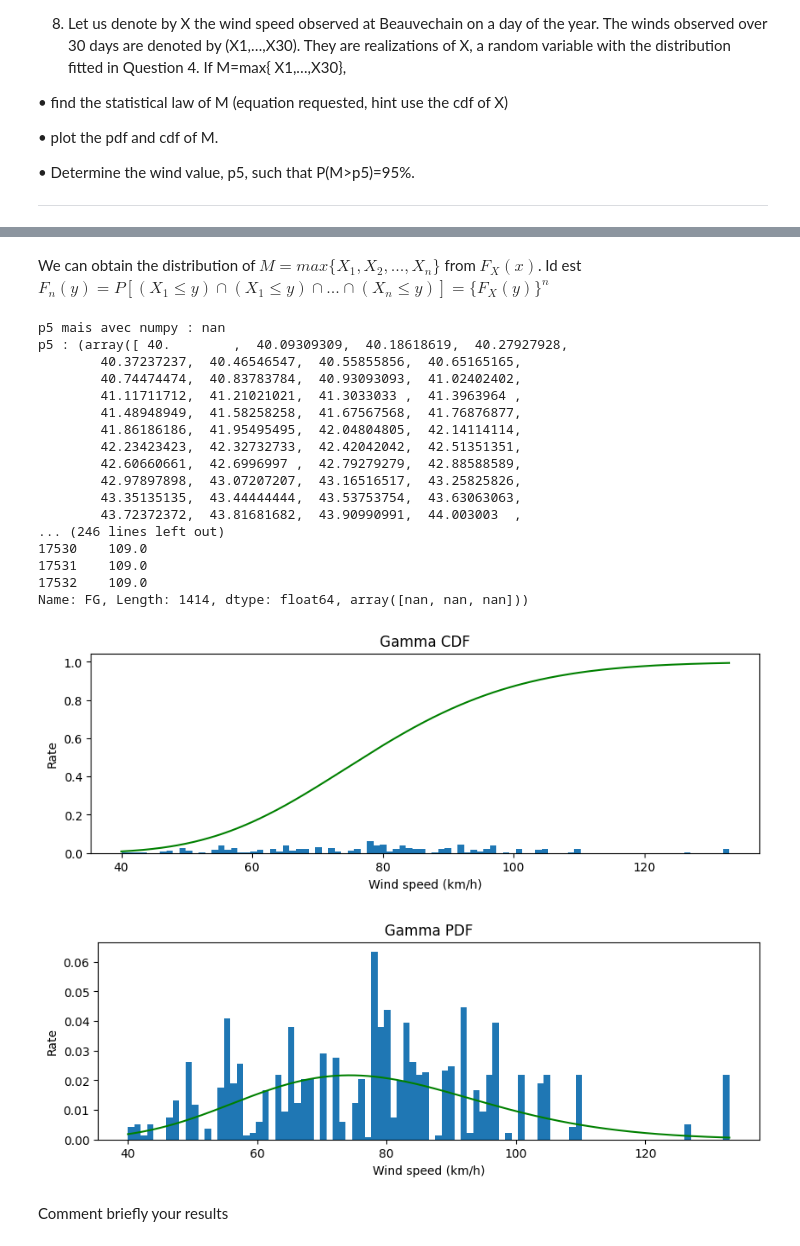
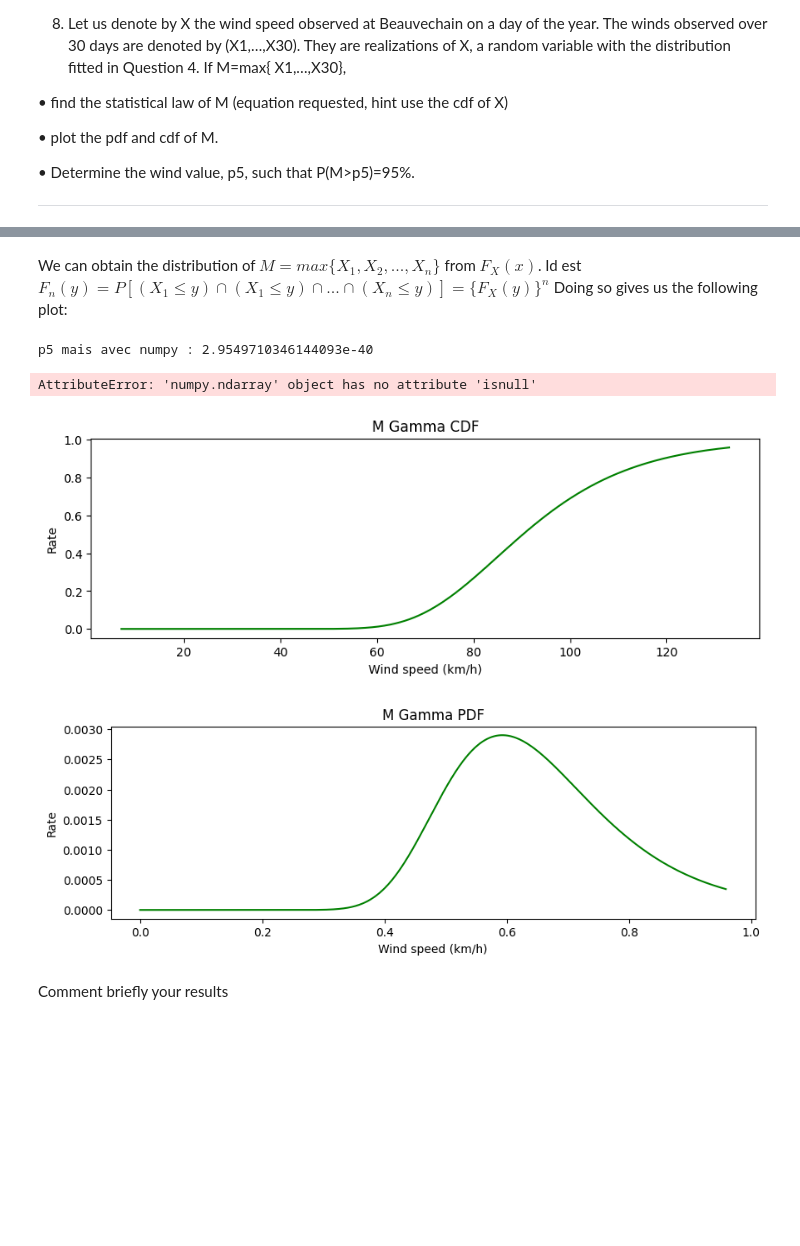
Before and after one commit to Emilevillette/LEPL1109-Hackatons, a Jupyter notebook: Hackaton 1/hack1_without_code.ipynb, the cells around one changed output, grey strips where cells are left out. Drawn from its saved outputs; the diff is of its cells as text; code cells hidden in the pictures; blank space fills up the shorter version.

Commit message:
m gamma computed

```diff
--- a/Hackaton 1/hack1_without_code.ipynb
+++ b/Hackaton 1/hack1_without_code.ipynb
@@ -454,2 +449,0 @@ dm = {df_be['DATE'].iloc[i]: df_be['FG'].iloc[i:i+30].max() for i in range(0, le
-# %%
-y = df_be['FG'].rolling(window=30).max()
@@ -471,78 +450,57 @@ plt.legend()
 # %% [markdown]
 We can obtain the distribution of $M=max\{X_1,X_2,...,X_n\}$ from $F_X(x)$. Id est $F_n(y) = P[(X_1 \leq y) \cap (X_1 \leq y) \cap ... \cap (X_n \leq y)] = \{ F_X(y) \}^n$
+Doing so gives us the following plot:
 # %%
 def q8_calculate_cdf(y):
     y_no_null = y[~y.isnull()]
     X = np.linspace(y_no_null.values.min(), y_no_null.values.max(), 1000)
     params = stats.gamma.fit(y_no_null.values)
-    cdf = stats.gamma.cdf(X, *params)
-    return X, y, cdf
+    cdf = stats.gamma.cdf(X, *params)**30
+    return X, y, cdf, params
 
-def q8_plot_cdf(X, y, cdf):
+def q8_plot_cdf(X, y, cdf, params):
     plt.figure(figsize=(10, 3))
-    plt.title("Gamma CDF")
+    plt.title("M Gamma CDF")
     plt.xlabel('Wind speed (km/h)')
     plt.ylabel('Rate')
     plt.plot(X, cdf, color='green', label="cdf")
-    plt.hist(y, bins=int(y.max() - y.min() + 1), density=True)
 
-q8_plot_cdf(*q8_calculate_cdf(y))
+res = q8_calculate_cdf(df_be['FG'])
+q8_plot_cdf(*res)
 
-def q8_calculate_pdf(y):
-    y_no_null = y[~y.isnull()]
-    X = np.linspace(y_no_null.values.min(), y_no_null.values.max(), 1000)
-    params = stats.gamma.fit(y_no_null.values)
-    pdf = stats.gamma.pdf(X, *params)
-    return X, y, pdf
-
-def q8_plot_pdf(X, y, pdf):
+def q8_plot_pdf(X, y, pdf, params):
     plt.figure(figsize=(10, 3))
-    plt.title("Gamma PDF")
+    plt.title("M Gamma PDF")
     plt.xlabel('Wind speed (km/h)')
     plt.ylabel('Rate')
-    plt.plot(X, pdf, color='green', label="pdf")
-    plt.hist(y, bins=int(y.max() - y.min() + 1), density=True)
+    X = np.linspace(pdf.min(), pdf.max(), 999)
+    plt.plot(X, np.diff(pdf), color='green', label="pdf")
 
-q8_plot_pdf(*q8_calculate_pdf(y))
+q8_plot_pdf(*res)
 
 def q8_calculate_p5(y):
     y_no_null = y[~y.isnull()]
     X = np.linspace(y_no_null.values.min(), y_no_null.values.max(), 1000)
     params = 5, stats.gamma.fit(y_no_null.values)
     p5 = stats.gamma.ppf(*params)
     return X, y, p5
 
 def q8_plot_ppf(X, y, ppf):
     plt.figure(figsize=(10, 3))
     plt.title("Gamma PPF at percentile 5")
     plt.xlabel('Wind speed (km/h)')
     plt.ylabel('Rate')
     plt.plot(X, ppf, color='green', label="pdf")
     plt.hist(y, bins=int(y.max() - y.min() + 1), density=True)
 
 
-print(f"p5 mais avec numpy : {np.percentile(y, 5)}")
-print(f"p5 : {q8_calculate_p5(y)}")
+#print(f"p5 mais avec numpy : {np.percentile(y, 5)}")
+#print(f"p5 : {q8_calculate_p5(y)}")
 # %% [output]
-p5 mais avec numpy : nan
-p5 : (array([ 40.        ,  40.09309309,  40.18618619,  40.27927928,
-        40.37237237,  40.46546547,  40.55855856,  40.65165165,
-        40.74474474,  40.83783784,  40.93093093,  41.02402402,
-        41.11711712,  41.21021021,  41.3033033 ,  41.3963964 ,
-        41.48948949,  41.58258258,  41.67567568,  41.76876877,
-        41.86186186,  41.95495495,  42.04804805,  42.14114114,
-        42.23423423,  42.32732733,  42.42042042,  42.51351351,
-        42.60660661,  42.6996997 ,  42.79279279,  42.88588589,
-        42.97897898,  43.07207207,  43.16516517,  43.25825826,
-        43.35135135,  43.44444444,  43.53753754,  43.63063063,
-        43.72372372,  43.81681682,  43.90990991,  44.003003  ,
-... (246 lines left out)
-17530    109.0
-17531    109.0
-17532    109.0
-Name: FG, Length: 1414, dtype: float64, array([nan, nan, nan]))
+p5 mais avec numpy : 2.9549710346144093e-40
+AttributeError: 'numpy.ndarray' object has no attribute 'isnull'
-[figure, old version]
+[figure, new version]
-[figure, old version]
+[figure, new version]
 # %% [markdown]
 Comment briefly your results
 # %% [raw]
```
Also changed, not shown: parts of 6 cells of this notebook.
